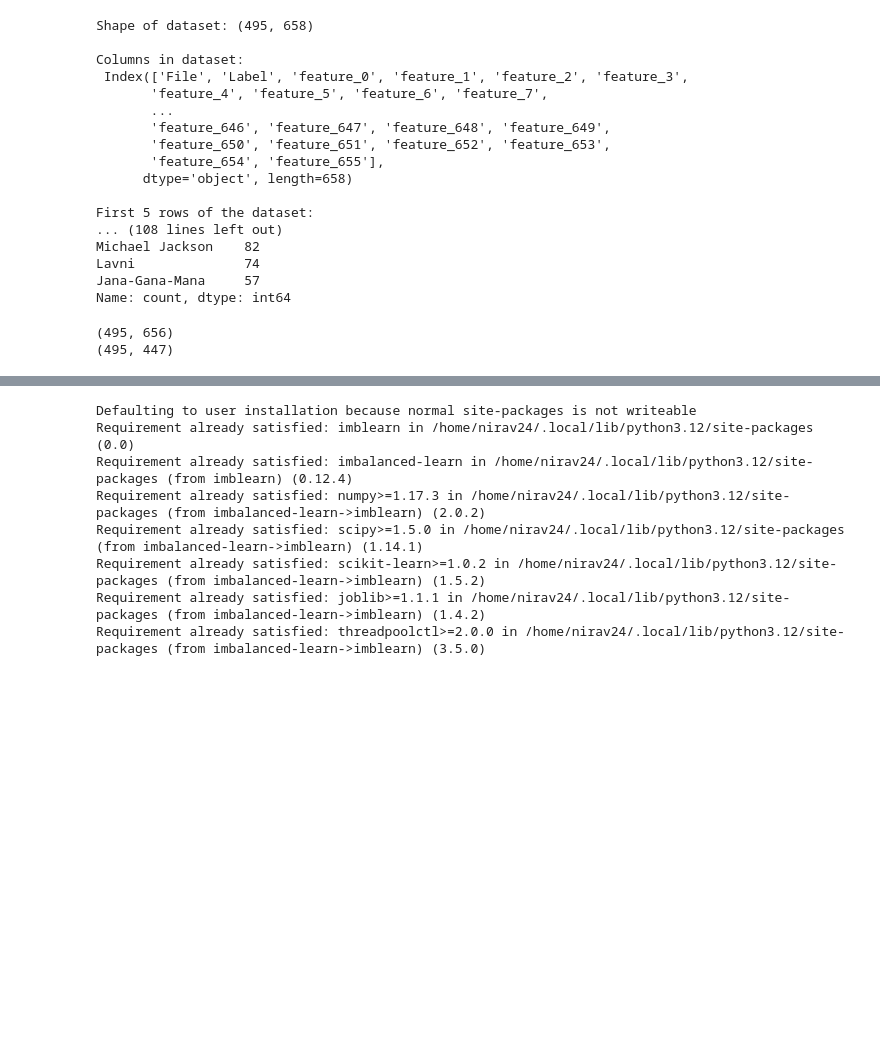
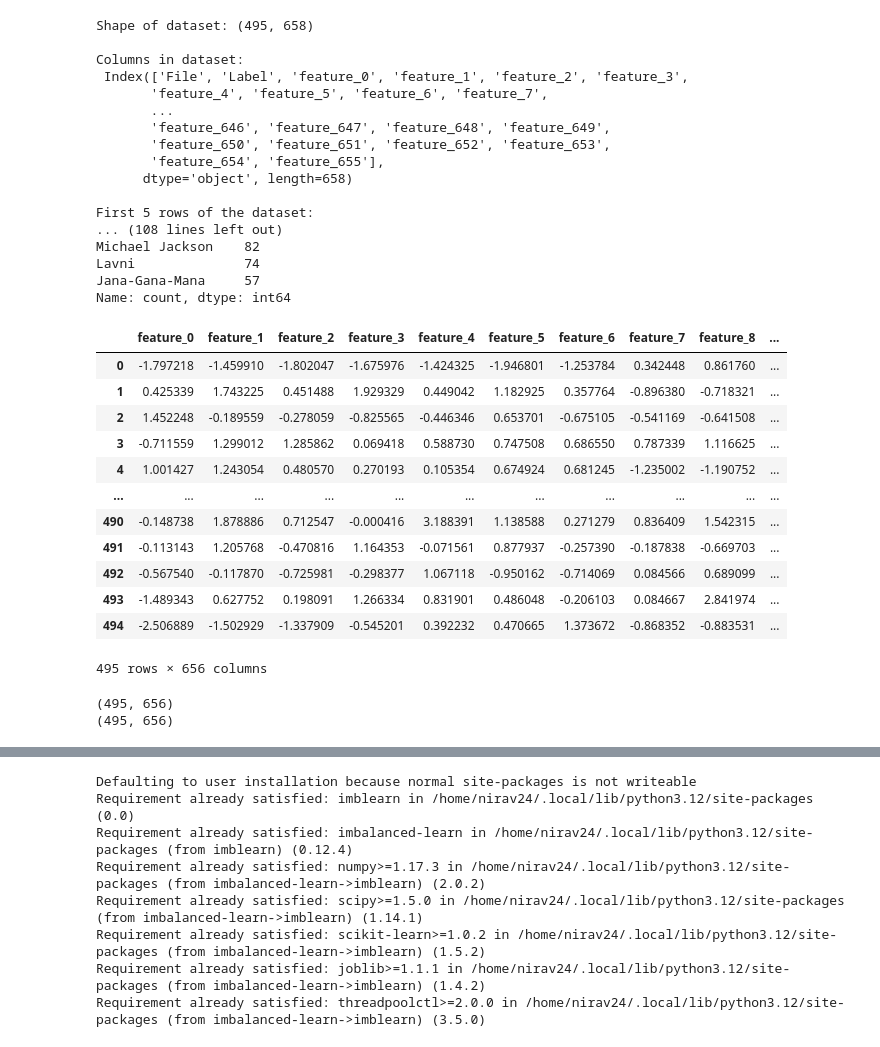
Before and after one commit to Nirraaav/DS203-Project, a Jupyter notebook: Saha_Classification_Model.ipynb, the cells around one changed output, grey strips where cells are left out. Saved outputs shown, nothing was run; the diff lists cells and outputs as text; code cells hidden in the pictures; blank space fills up the shorter version.

```diff
--- a/Saha_Classification_Model.ipynb
+++ b/Saha_Classification_Model.ipynb
@@ -290,6 +290,32 @@ Michael Jackson    82
 Lavni              74
 Jana-Gana-Mana     57
 Name: count, dtype: int64
+# %%
+from sklearn.preprocessing import StandardScaler
+
+# Standardize the features (scaling them to have mean 0 and std 1)
+scaler = StandardScaler()
+features_scaled = scaler.fit_transform(X)
+
+X_columns = X.columns
+
+features_scaled_df = pd.DataFrame(features_scaled, columns=X_columns)
+X = features_scaled_df
+X
+# %% [output]
+|  | feature_0 | feature_1 | feature_2 | feature_3 | feature_4 | feature_5 | feature_6 | feature_7 | feature_8 | ... |
+| 0 | -1.797218 | -1.459910 | -1.802047 | -1.675976 | -1.424325 | -1.946801 | -1.253784 | 0.342448 | 0.861760 | ... |
+| 1 | 0.425339 | 1.743225 | 0.451488 | 1.929329 | 0.449042 | 1.182925 | 0.357764 | -0.896380 | -0.718321 | ... |
+| 2 | 1.452248 | -0.189559 | -0.278059 | -0.825565 | -0.446346 | 0.653701 | -0.675105 | -0.541169 | -0.641508 | ... |
+| 3 | -0.711559 | 1.299012 | 1.285862 | 0.069418 | 0.588730 | 0.747508 | 0.686550 | 0.787339 | 1.116625 | ... |
+| 4 | 1.001427 | 1.243054 | 0.480570 | 0.270193 | 0.105354 | 0.674924 | 0.681245 | -1.235002 | -1.190752 | ... |
+| ... | ... | ... | ... | ... | ... | ... | ... | ... | ... | ... |
+| 490 | -0.148738 | 1.878886 | 0.712547 | -0.000416 | 3.188391 | 1.138588 | 0.271279 | 0.836409 | 1.542315 | ... |
+| 491 | -0.113143 | 1.205768 | -0.470816 | 1.164353 | -0.071561 | 0.877937 | -0.257390 | -0.187838 | -0.669703 | ... |
+| 492 | -0.567540 | -0.117870 | -0.725981 | -0.298377 | 1.067118 | -0.950162 | -0.714069 | 0.084566 | 0.689099 | ... |
+| 493 | -1.489343 | 0.627752 | 0.198091 | 1.266334 | 0.831901 | 0.486048 | -0.206103 | 0.084667 | 2.841974 | ... |
+| 494 | -2.506889 | -1.502929 | -1.337909 | -0.545201 | 0.392232 | 0.470665 | 1.373672 | -0.868352 | -0.883531 | ... |
+495 rows × 656 columns
 # %%
 from sklearn.feature_selection import VarianceThreshold
 
@@ -301,7 +327,7 @@ print(X_selected.shape)
 X_selected = pd.DataFrame(X_selected, columns=X.columns[selector.get_support()])
 # %% [output]
 (495, 656)
-(495, 447)
+(495, 656)
 # %%
 import pandas as pd
 import numpy as np
```
Also changed, not shown: parts of 20 cells of this notebook, 12 other files.
